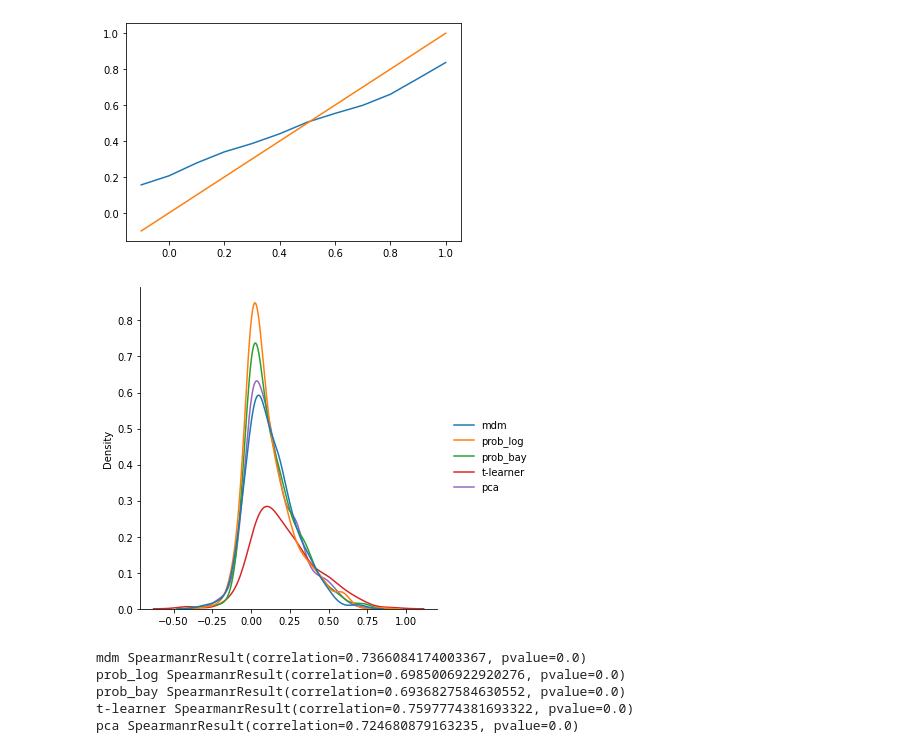
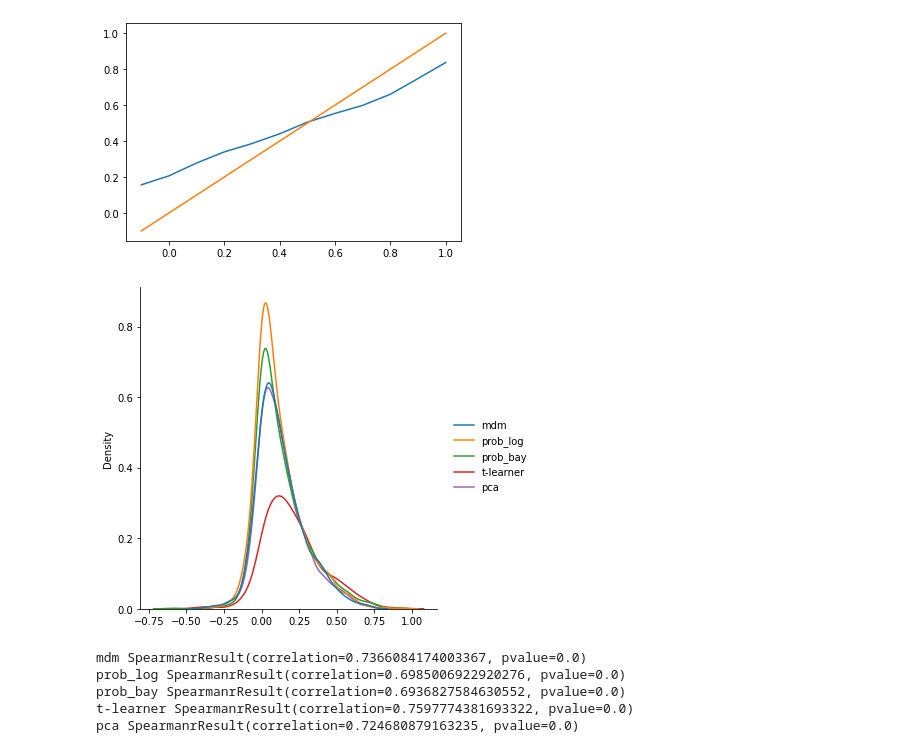
Before and after one commit to UtrechtUniversity/nudging, a Jupyter notebook: examples/partition.ipynb, the cells around one changed output. Cells and saved outputs as stored; diff of their text form; code cells hidden in the pictures.

```diff
--- a/examples/partition.ipynb
+++ b/examples/partition.ipynb
@@ -72,9 +73,9 @@ plot_shift_individual(sub_results["t-learner"])
 [figure]
 [figure]
 # %%
-plot_sub_individual(sub_results, bounds=(-0.05, 0.05))
+plot_sub_individual(sub_results, bounds=(-0.1, 0.1))
 # %% [output]
-[figure, old version]
+[figure, new version]
 # %%
 plot_sub_cates(sub_results)
 # %% [output]
```
Also changed, not shown: parts of 3 cells of this notebook, 11 other files.
